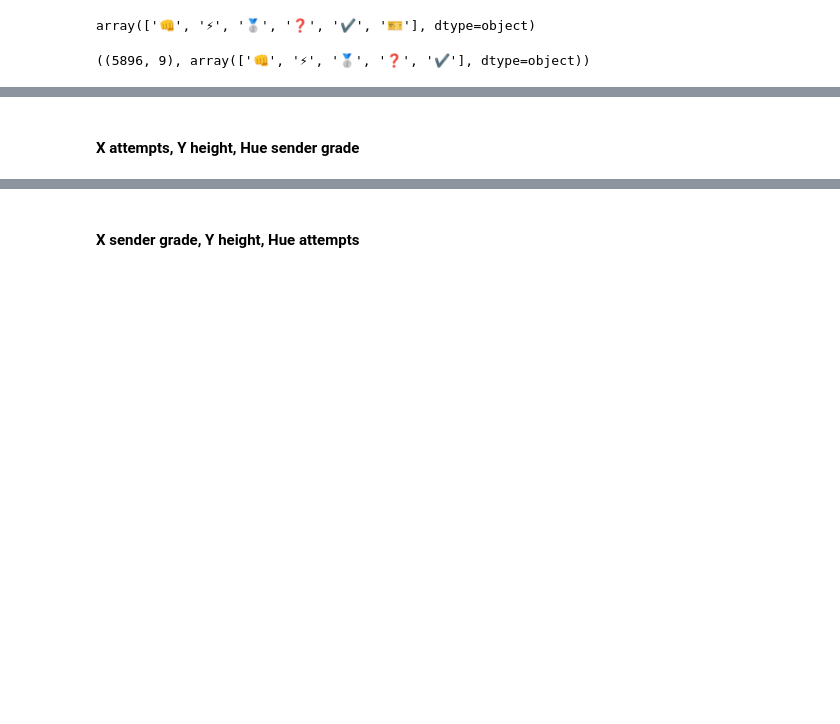
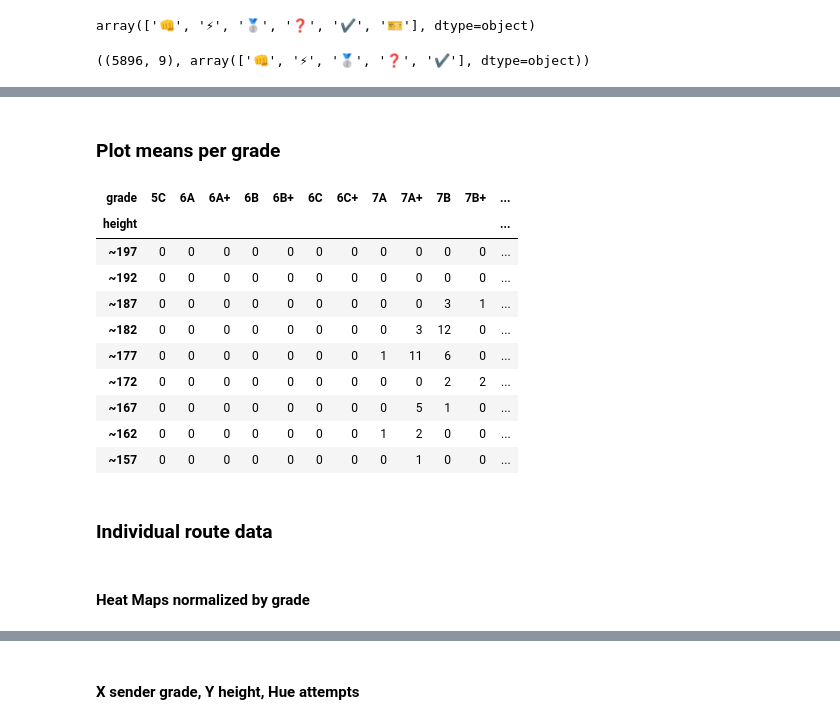
Before and after one commit to bellonet/boulder-image-match, a Jupyter notebook: fun_graphs/berta_route_graphs_plotly.ipynb, the cells around one changed output, grey strips where cells are left out. Saved outputs shown, nothing was run; the diff lists cells and outputs as text; code cells hidden in the pictures; blank space fills up the shorter version.

Commit message:
individual routes normed heat maps

```diff
--- a/fun_graphs/berta_route_graphs_plotly.ipynb
+++ b/fun_graphs/berta_route_graphs_plotly.ipynb
@@ -450,2 +446,2 @@ df.head()
-# %% [markdown]
-#### X attempts, Y height, Hue sender grade
+# %% [markdown]
+### Plot means per grade
@@ -452,2 +475,50 @@ df.head()
+# %%
+## inverse confusion matrix:
+
+levels = df.level.unique()
+
+for i in range(8):
+
+    df_grade = df[df.level == levels[i]]
+
+    lev = pd.Categorical(df_grade['levels'], categories=list(grade_colors.keys())[4:-1])
+    hei = pd.Categorical(df_grade['height_binned'], categories=height_labels)
+
+    confusion_matrix = pd.crosstab(lev, hei, dropna=False).T
+    confusion_matrix.columns.name = 'grade'
+    confusion_matrix.index.name = 'height'
+    confusion_matrix = confusion_matrix.loc[::-1]
+
+    ## not using smoothing as it lowers n by much
+    #### np.sum(gaussian_filter(confusion_matrix.astype(float), 0.1).astype(int))
+
+    fig = px.imshow(confusion_matrix, color_continuous_scale="BuPu", width=400, height=400)
+    fig.update_layout(title_text=f'{df_grade.level.iat[0]}  (n={df_grade.shape[0]})', title_x=0.5)
+    fig.update_xaxes(title=None)
+    fig.update_yaxes(title=None)
+
+    #fig.show()
+    if i==0:
+        fig.write_html(f'{date}_heatmapT_xLevel_yHeight_hovAttempts_{levels[i]}.html', full_html=False, include_plotlyjs="cdn")
+    else:
+        fig.write_html(f'{date}_heatmapT_xLevel_yHeight_hovAttempts_{levels[i]}.html', full_html=False, include_plotlyjs=False)
+# %%
+confusion_matrix
+# %% [output]
+| grade | 5C | 6A | 6A+ | 6B | 6B+ | 6C | 6C+ | 7A | 7A+ | 7B | 7B+ | ... |
+| height |  |  |  |  |  |  |  |  |  |  |  | ... |
+| ~197 | 0 | 0 | 0 | 0 | 0 | 0 | 0 | 0 | 0 | 0 | 0 | ... |
+| ~192 | 0 | 0 | 0 | 0 | 0 | 0 | 0 | 0 | 0 | 0 | 0 | ... |
+| ~187 | 0 | 0 | 0 | 0 | 0 | 0 | 0 | 0 | 0 | 3 | 1 | ... |
+| ~182 | 0 | 0 | 0 | 0 | 0 | 0 | 0 | 0 | 3 | 12 | 0 | ... |
+| ~177 | 0 | 0 | 0 | 0 | 0 | 0 | 0 | 1 | 11 | 6 | 0 | ... |
+| ~172 | 0 | 0 | 0 | 0 | 0 | 0 | 0 | 0 | 0 | 2 | 2 | ... |
+| ~167 | 0 | 0 | 0 | 0 | 0 | 0 | 0 | 0 | 5 | 1 | 0 | ... |
+| ~162 | 0 | 0 | 0 | 0 | 0 | 0 | 0 | 1 | 2 | 0 | 0 | ... |
+| ~157 | 0 | 0 | 0 | 0 | 0 | 0 | 0 | 0 | 1 | 0 | 0 | ... |
+# %% [markdown]
+### Individual route data
 # %%
 sectors = df["sector"].unique().tolist()
+# %% [markdown]
+#### Heat Maps  normalized by grade
```
Also changed, not shown: parts of 17 cells of this notebook, 1 other file.
